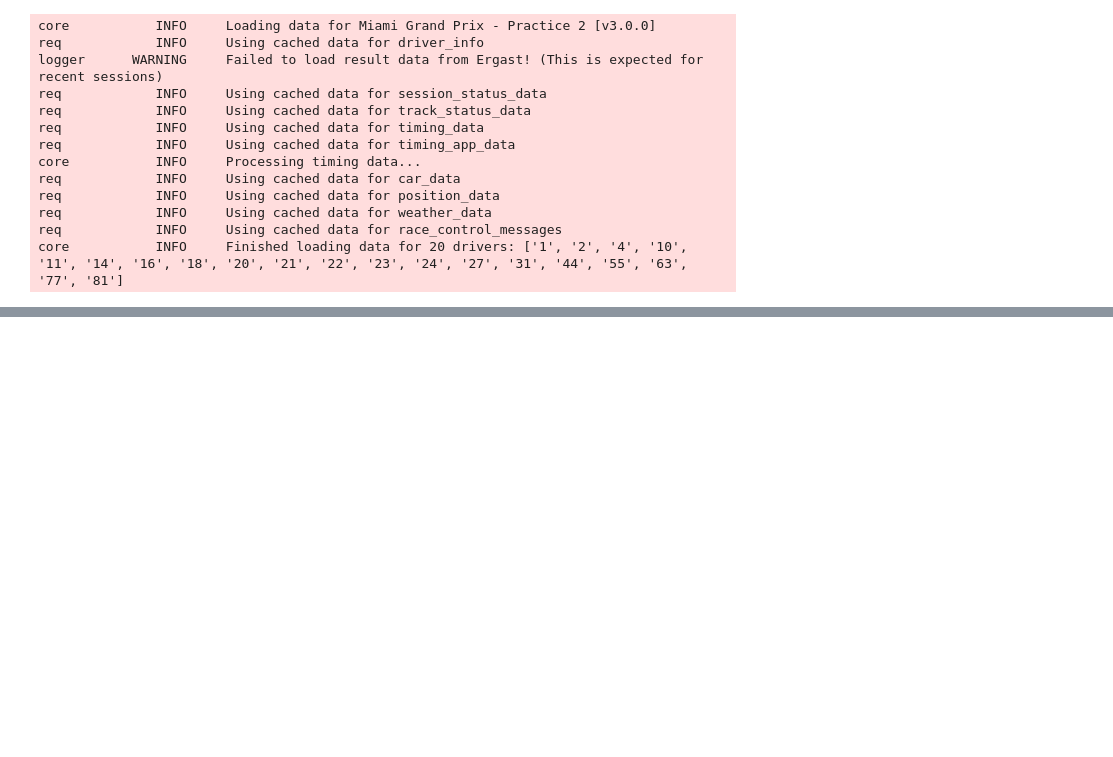
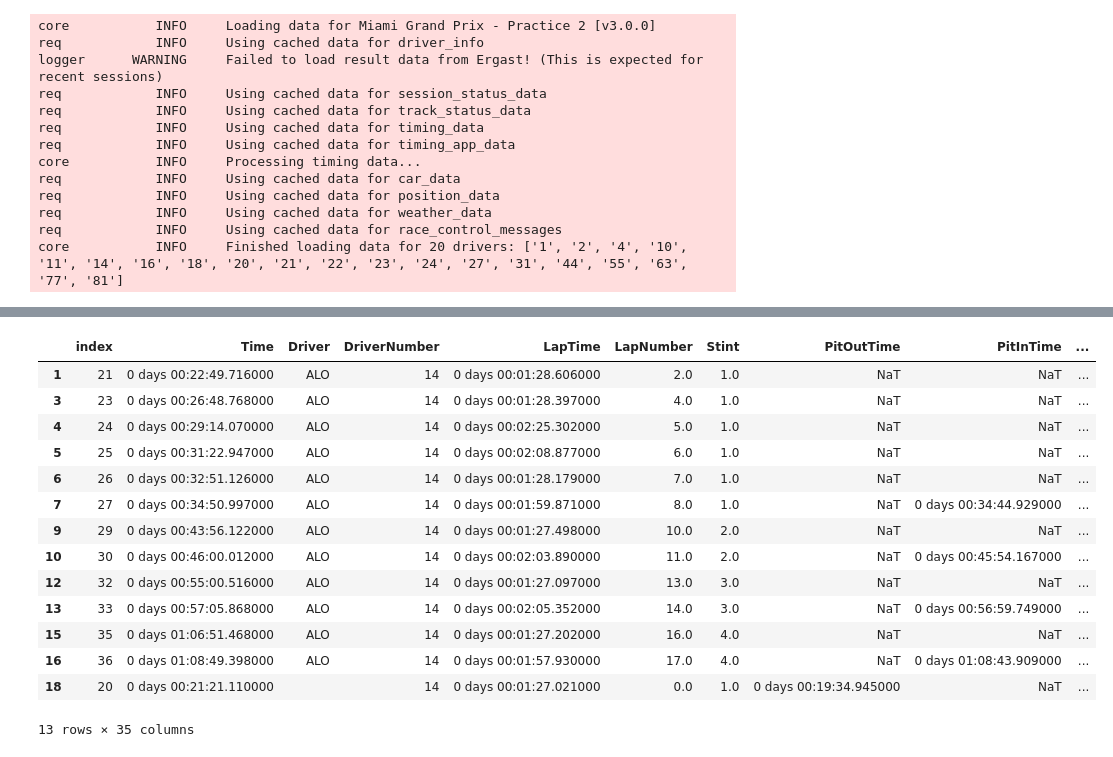
Before and after one commit to jesusjoveruclm/f1analysis, a Jupyter notebook: f1.ipynb, the cells around one changed output, grey strips where cells are left out. Cells and saved outputs as stored; diff of their text form; code cells hidden in the pictures; blank space fills up the shorter version.

```diff
--- a/f1.ipynb
+++ b/f1.ipynb
@@ -378,0 +376,18 @@ See the caveats in the documentation: https://pandas.pydata.org/pandas-docs/stab
+# %%
+driver1_laps[driver1_laps["LapTime"].notna()]
+# %% [output]
+|  | index | Time | Driver | DriverNumber | LapTime | LapNumber | Stint | PitOutTime | PitInTime | ... |
+| 1 | 21 | 0 days 00:22:49.716000 | ALO | 14 | 0 days 00:01:28.606000 | 2.0 | 1.0 | NaT | NaT | ... |
+| 3 | 23 | 0 days 00:26:48.768000 | ALO | 14 | 0 days 00:01:28.397000 | 4.0 | 1.0 | NaT | NaT | ... |
+| 4 | 24 | 0 days 00:29:14.070000 | ALO | 14 | 0 days 00:02:25.302000 | 5.0 | 1.0 | NaT | NaT | ... |
+| 5 | 25 | 0 days 00:31:22.947000 | ALO | 14 | 0 days 00:02:08.877000 | 6.0 | 1.0 | NaT | NaT | ... |
+| 6 | 26 | 0 days 00:32:51.126000 | ALO | 14 | 0 days 00:01:28.179000 | 7.0 | 1.0 | NaT | NaT | ... |
+| 7 | 27 | 0 days 00:34:50.997000 | ALO | 14 | 0 days 00:01:59.871000 | 8.0 | 1.0 | NaT | 0 days 00:34:44.929000 | ... |
+| 9 | 29 | 0 days 00:43:56.122000 | ALO | 14 | 0 days 00:01:27.498000 | 10.0 | 2.0 | NaT | NaT | ... |
+| 10 | 30 | 0 days 00:46:00.012000 | ALO | 14 | 0 days 00:02:03.890000 | 11.0 | 2.0 | NaT | 0 days 00:45:54.167000 | ... |
+| 12 | 32 | 0 days 00:55:00.516000 | ALO | 14 | 0 days 00:01:27.097000 | 13.0 | 3.0 | NaT | NaT | ... |
+| 13 | 33 | 0 days 00:57:05.868000 | ALO | 14 | 0 days 00:02:05.352000 | 14.0 | 3.0 | NaT | 0 days 00:56:59.749000 | ... |
+| 15 | 35 | 0 days 01:06:51.468000 | ALO | 14 | 0 days 00:01:27.202000 | 16.0 | 4.0 | NaT | NaT | ... |
+| 16 | 36 | 0 days 01:08:49.398000 | ALO | 14 | 0 days 00:01:57.930000 | 17.0 | 4.0 | NaT | 0 days 01:08:43.909000 | ... |
+| 18 | 20 | 0 days 00:21:21.110000 |  | 14 | 0 days 00:01:27.021000 | 0.0 | 1.0 | 0 days 00:19:34.945000 | NaT | ... |
+13 rows × 35 columns
```
Also changed, not shown: parts of 3 cells of this notebook.
